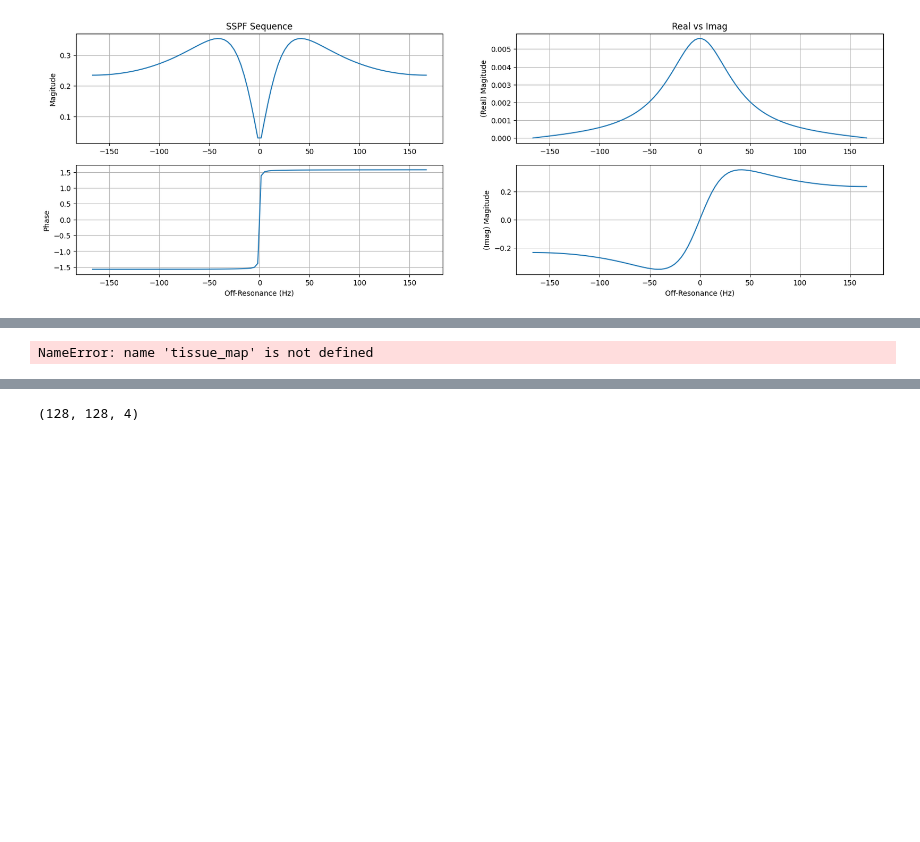
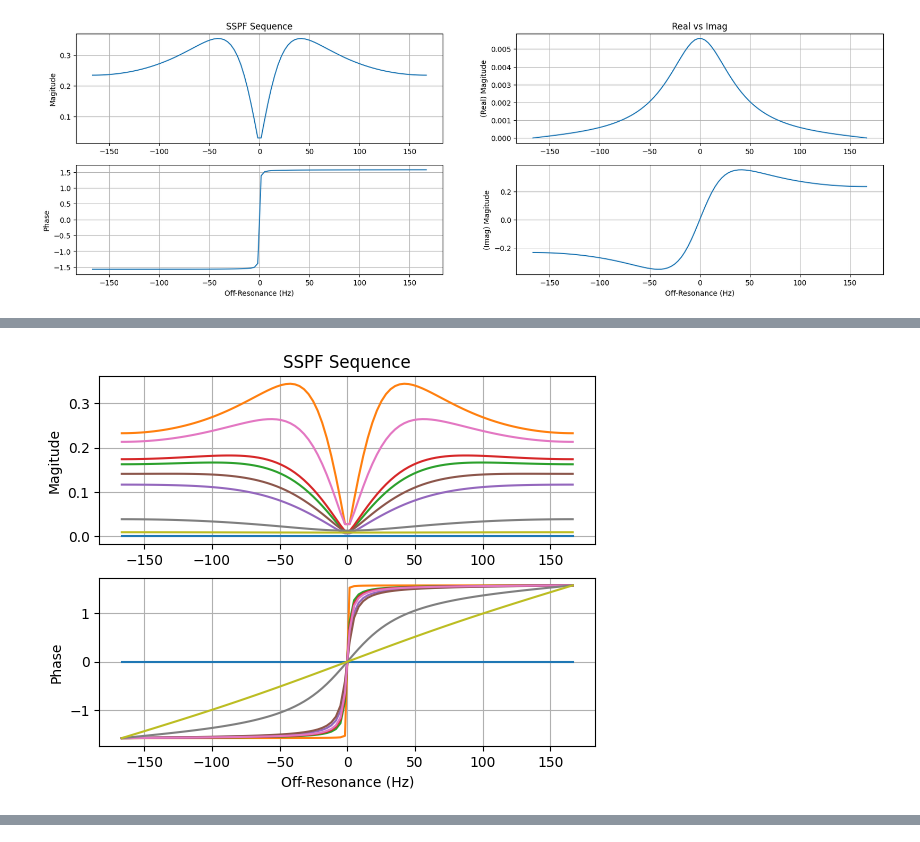
Before and after one commit to michaelmendoza/mssfp, a Jupyter notebook: notebooks/1_sspf_simulations.ipynb, the cells around one changed output, grey strips where cells are left out. Drawn from its saved outputs; the diff is of its cells as text; code cells hidden in the pictures; blank space fills up the shorter version.

```diff
--- a/notebooks/1_sspf_simulations.ipynb
+++ b/notebooks/1_sspf_simulations.ipynb
@@ -68,37 +74,37 @@ ssfp_complex_example()
 def ssfp_1d_example2():
     TR, alpha = 3e-3, np.deg2rad(30)
     TE = TR / 2.0
     BetaMax = np.pi
     beta = np.linspace(-BetaMax, BetaMax, 100)
     f = beta / TR / (2 * np.pi)
 
-    keys = list(tissue_map.keys())
+    keys = list(simple.tissue_parameters.keys())
     M = []
     for key in keys:
         if key == 'none':
             continue
-        T1 = tissue_map[key][0]
-        T2 = tissue_map[key][1]
+        T1 = simple.tissue_parameters[key][1]
+        T2 = simple.tissue_parameters[key][2]
         M.append(ssfp(T1, T2, TR, TE, alpha, f0=f))
     M = np.squeeze(np.array(M))
     M = np.transpose(M, (1,0))
 
     plt.subplot(211)
     plt.plot(f, np.absolute(M))
     plt.ylabel('Magitude')
     plt.title('SSPF Sequence')
     plt.grid(True)
 
     plt.subplot(212)
     plt.plot(f, np.angle(M))
     plt.xlabel('Off-Resonance (Hz)')
     plt.ylabel('Phase')
     plt.grid(True)
     plt.show()
 
 ssfp_1d_example2()
 # %% [output]
-NameError: name 'tissue_map' is not defined
+[figure, added]
 # %%
 def ssfp_2d_example():
     N = 128
@@ -139,7 +145,3 @@ def ssfp_2d_example():
 data = ssfp_2d_example()
 # %% [output]
 [figure]
-# %%
-print(data.shape)
-# %% [output]
-(128, 128, 4)
```
Also changed, not shown: parts of 3 cells of this notebook, 1 other file.
